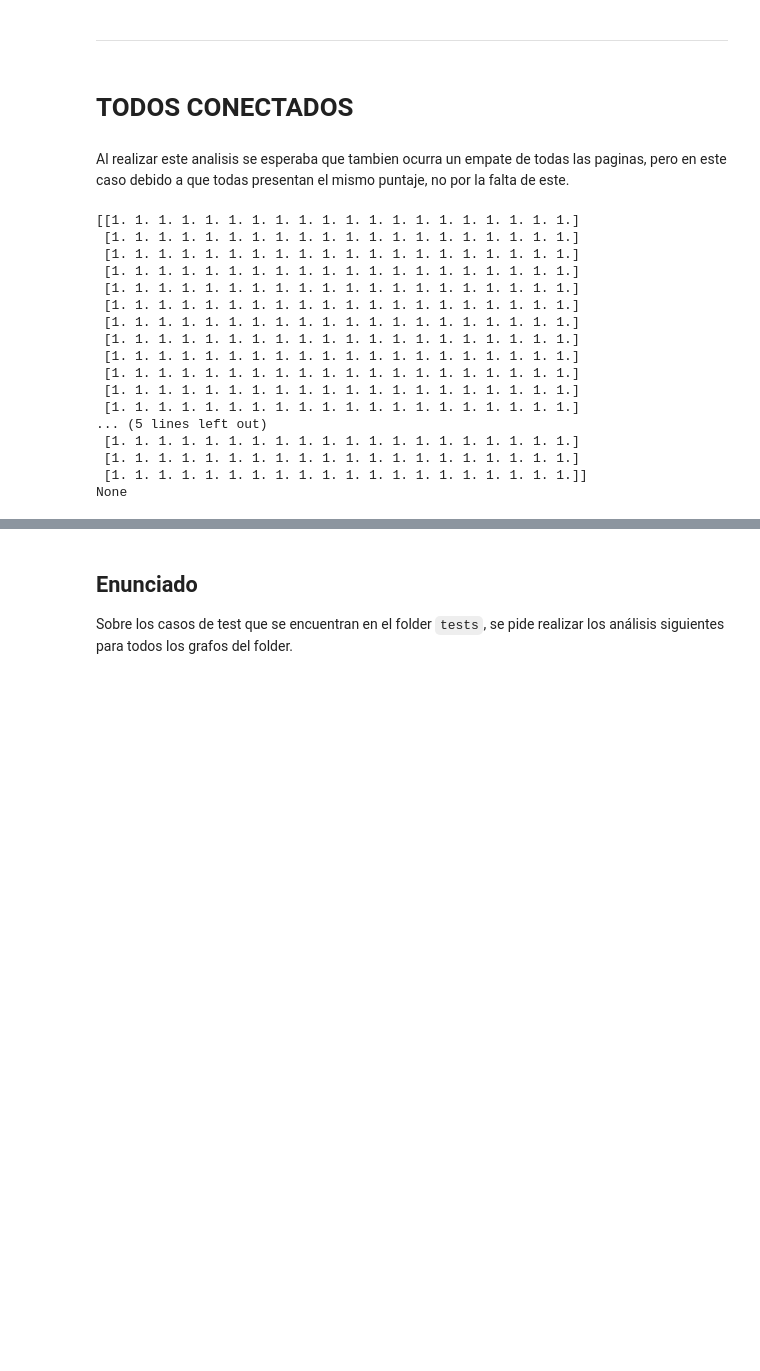
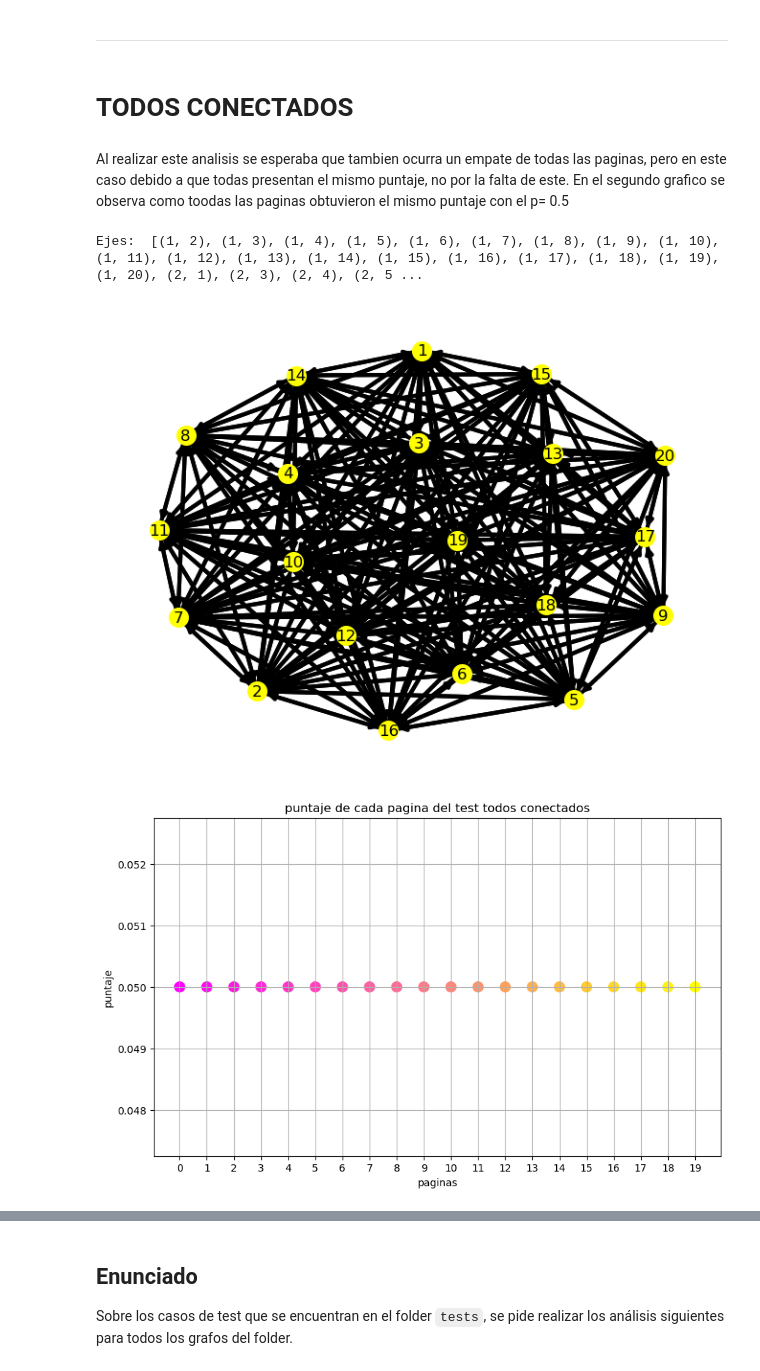
Before and after one commit to NadinaMaia/ALC_tp1, a Jupyter notebook: template-alumnos/template-alumnos/grupo_XX_TP1.ipynb, the cells around one changed output, grey strips where cells are left out. Cells and saved outputs as stored; diff of their text form; code cells hidden in the pictures; blank space fills up the shorter version.

```diff
--- a/template-alumnos/template-alumnos/grupo_XX_TP1.ipynb
+++ b/template-alumnos/template-alumnos/grupo_XX_TP1.ipynb
@@ -169,30 +169,21 @@ graf_rankingP2(ninguno_conectado, "ninguno conectado" )
 # %% [markdown]
 ---
-# %% [markdown]
-# TODOS CONECTADOS
-# %% [markdown]
-Al realizar este analisis se esperaba que tambien ocurra un empate de todas las paginas, pero en este caso debido a que todas presentan el mismo puntaje, no por la falta de este.
-# %%
-
-todos_conectados = np.ones((20, 20))
-print (todos_conectados)
-tc = np.fill_diagonal(todos_conectados, 0)
-print(tc)
-# %% [output]
-[[1. 1. 1. 1. 1. 1. 1. 1. 1. 1. 1. 1. 1. 1. 1. 1. 1. 1. 1. 1.]
- [1. 1. 1. 1. 1. 1. 1. 1. 1. 1. 1. 1. 1. 1. 1. 1. 1. 1. 1. 1.]
- [1. 1. 1. 1. 1. 1. 1. 1. 1. 1. 1. 1. 1. 1. 1. 1. 1. 1. 1. 1.]
- [1. 1. 1. 1. 1. 1. 1. 1. 1. 1. 1. 1. 1. 1. 1. 1. 1. 1. 1. 1.]
- [1. 1. 1. 1. 1. 1. 1. 1. 1. 1. 1. 1. 1. 1. 1. 1. 1. 1. 1. 1.]
- [1. 1. 1. 1. 1. 1. 1. 1. 1. 1. 1. 1. 1. 1. 1. 1. 1. 1. 1. 1.]
- [1. 1. 1. 1. 1. 1. 1. 1. 1. 1. 1. 1. 1. 1. 1. 1. 1. 1. 1. 1.]
- [1. 1. 1. 1. 1. 1. 1. 1. 1. 1. 1. 1. 1. 1. 1. 1. 1. 1. 1. 1.]
- [1. 1. 1. 1. 1. 1. 1. 1. 1. 1. 1. 1. 1. 1. 1. 1. 1. 1. 1. 1.]
- [1. 1. 1. 1. 1. 1. 1. 1. 1. 1. 1. 1. 1. 1. 1. 1. 1. 1. 1. 1.]
- [1. 1. 1. 1. 1. 1. 1. 1. 1. 1. 1. 1. 1. 1. 1. 1. 1. 1. 1. 1.]
- [1. 1. 1. 1. 1. 1. 1. 1. 1. 1. 1. 1. 1. 1. 1. 1. 1. 1. 1. 1.]
-... (5 lines left out)
- [1. 1. 1. 1. 1. 1. 1. 1. 1. 1. 1. 1. 1. 1. 1. 1. 1. 1. 1. 1.]
- [1. 1. 1. 1. 1. 1. 1. 1. 1. 1. 1. 1. 1. 1. 1. 1. 1. 1. 1. 1.]
- [1. 1. 1. 1. 1. 1. 1. 1. 1. 1. 1. 1. 1. 1. 1. 1. 1. 1. 1. 1.]]
-None
+# %% [markdown]
+# TODOS CONECTADOS
+# %% [markdown]
+Al realizar este analisis se esperaba que tambien ocurra un empate de todas las paginas, pero en este caso debido a que todas presentan el mismo puntaje, no por la falta de este. En el segundo grafico se observa como toodas las paginas obtuvieron el mismo puntaje con el p= 0.5
+# %%
+def todos_conectados ():
+    W = np.zeros((20, 20))
+    for j in range (0, 20):
+         for i in range(0,20):
+             if i !=j:
+                 W[i][j]=1
+    return W
+tc= todos_conectados()
+dibujarGrafo(tc)
+Graf_scores(tc, "todos conectados")
+# %% [output]
+Ejes:  [(1, 2), (1, 3), (1, 4), (1, 5), (1, 6), (1, 7), (1, 8), (1, 9), (1, 10), (1, 11), (1, 12), (1, 13), (1, 14), (1, 15), (1, 16), (1, 17), (1, 18), (1, 19), (1, 20), (2, 1), (2, 3), (2, 4), (2, 5 ...
+[figure, added]
+[figure, added]
```
Also changed, not shown: parts of 24 cells of this notebook, 1 other file.
